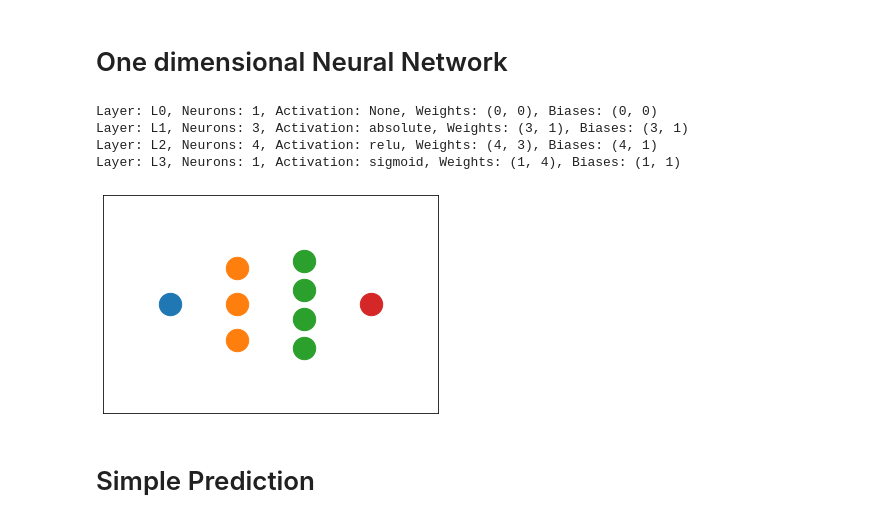
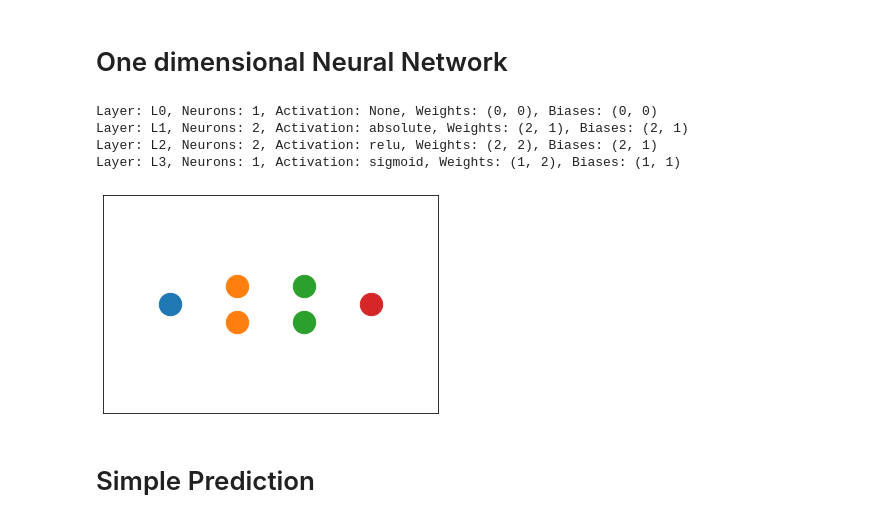
Before and after one commit to AleksandrGontcharov/neuralnetwork, a Jupyter notebook: neural_network_testing.ipynb, the cells around one changed output. Cells and saved outputs as stored; diff of their text form; code cells hidden in the pictures.

```diff
--- a/neural_network_testing.ipynb
+++ b/neural_network_testing.ipynb
@@ -6,14 +6,13 @@ from neuralnetwork import Network
 # %%
 # Example Network
 mynetwork = Network(1)
-mynetwork.add_layer(3, activation = 'absolute' )
-#mynetwork.add_layer(4, activation = 'relu')
-mynetwork.add_layer(4, activation = 'relu')
+mynetwork.add_layer(2, activation = 'absolute' )
+mynetwork.add_layer(2, activation = 'relu')
 mynetwork.add_layer(1, activation = 'sigmoid')
 mynetwork.summary()
 # %% [output]
 Layer: L0, Neurons: 1, Activation: None, Weights: (0, 0), Biases: (0, 0)
-Layer: L1, Neurons: 3, Activation: absolute, Weights: (3, 1), Biases: (3, 1)
-Layer: L2, Neurons: 4, Activation: relu, Weights: (4, 3), Biases: (4, 1)
-Layer: L3, Neurons: 1, Activation: sigmoid, Weights: (1, 4), Biases: (1, 1)
+Layer: L1, Neurons: 2, Activation: absolute, Weights: (2, 1), Biases: (2, 1)
+Layer: L2, Neurons: 2, Activation: relu, Weights: (2, 2), Biases: (2, 1)
+Layer: L3, Neurons: 1, Activation: sigmoid, Weights: (1, 2), Biases: (1, 1)
-[figure, old version]
+[figure, new version]
```
Also changed, not shown: parts of 17 cells of this notebook, 1 other file.
